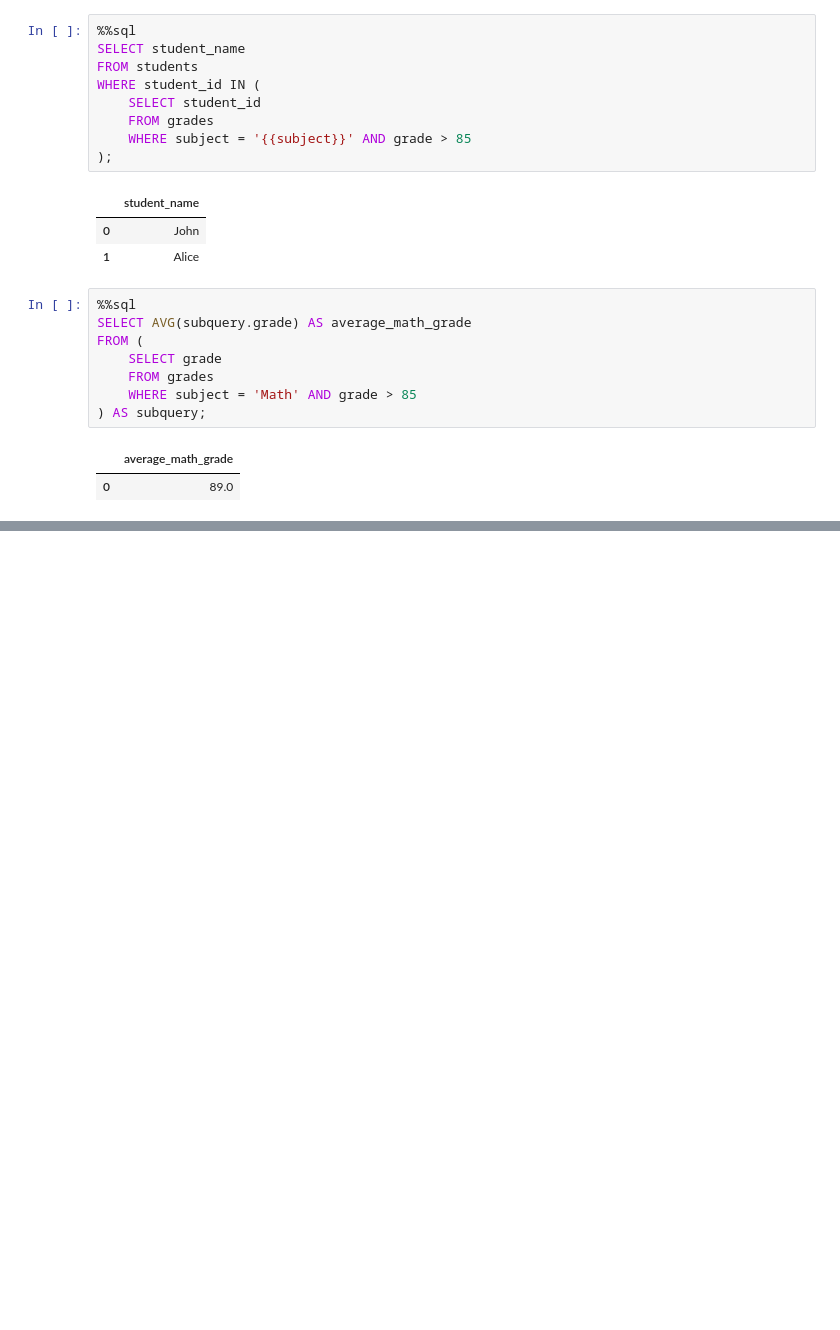
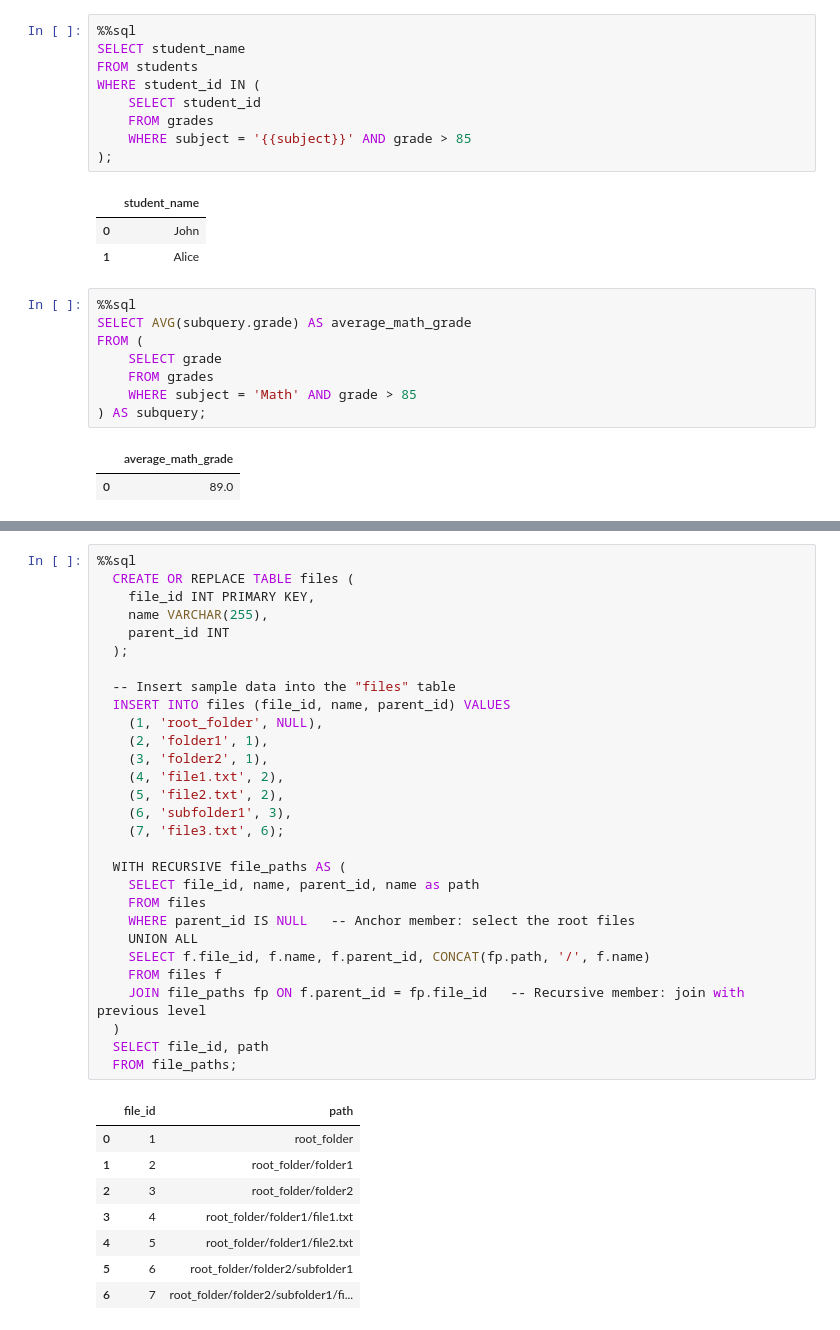
Before and after one commit to dmenezesgabriel/py-hello-duckdb, a Jupyter notebook: notebooks/JupySQL.ipynb, the cells around one changed output, grey strips where cells are left out. Drawn from its saved outputs; the diff is of its cells as text; blank space fills up the shorter version.

Commit message:
Add recursive query example

```diff
--- a/notebooks/JupySQL.ipynb
+++ b/notebooks/JupySQL.ipynb
@@ -241,0 +254,38 @@ FROM (
+# %%
+%%sql
+  CREATE OR REPLACE TABLE files (
+    file_id INT PRIMARY KEY,
+    name VARCHAR(255),
+    parent_id INT
+  );
+
+  -- Insert sample data into the "files" table
+  INSERT INTO files (file_id, name, parent_id) VALUES
+    (1, 'root_folder', NULL),
+    (2, 'folder1', 1),
+    (3, 'folder2', 1),
+    (4, 'file1.txt', 2),
+    (5, 'file2.txt', 2),
+    (6, 'subfolder1', 3),
+    (7, 'file3.txt', 6);
+
+  WITH RECURSIVE file_paths AS (
+    SELECT file_id, name, parent_id, name as path
+    FROM files
+    WHERE parent_id IS NULL   -- Anchor member: select the root files
+    UNION ALL
+    SELECT f.file_id, f.name, f.parent_id, CONCAT(fp.path, '/', f.name)
+    FROM files f
+    JOIN file_paths fp ON f.parent_id = fp.file_id   -- Recursive member: join with previous level
+  )
+  SELECT file_id, path
+  FROM file_paths;
+# %% [output]
+|  | file_id | path |
+| 0 | 1 | root_folder |
+| 1 | 2 | root_folder/folder1 |
+| 2 | 3 | root_folder/folder2 |
+| 3 | 4 | root_folder/folder1/file1.txt |
+| 4 | 5 | root_folder/folder1/file2.txt |
+| 5 | 6 | root_folder/folder2/subfolder1 |
+| 6 | 7 | root_folder/folder2/subfolder1/fi... |
```
Also changed, not shown: parts of 5 cells of this notebook.
